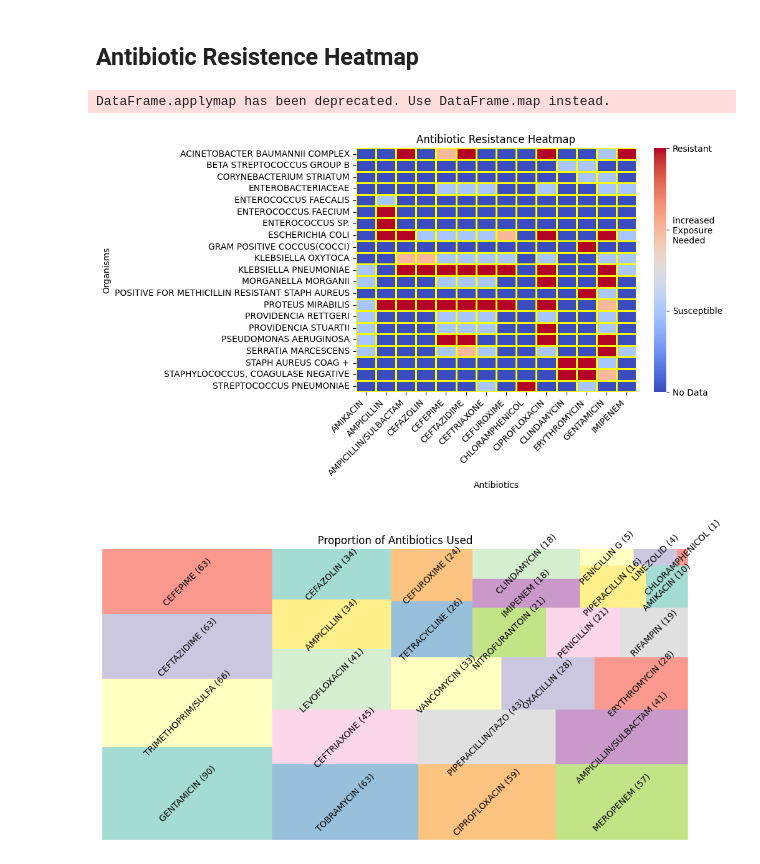
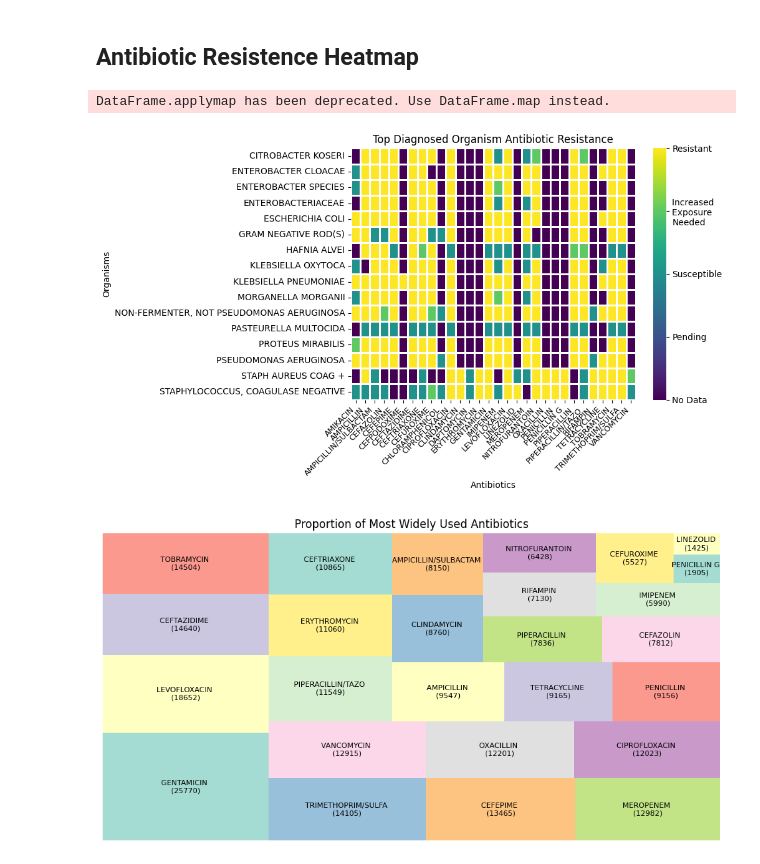
Before and after one commit to UT-Austin-MSAI-Program/ai-in-healthcare-ai395t, a Jupyter notebook: mimic-visualizations.ipynb, the cells around one changed output. Drawn from its saved outputs; the diff is of its cells as text; code cells hidden in the pictures.

```diff
--- a/mimic-visualizations.ipynb
+++ b/mimic-visualizations.ipynb
@@ -9,20 +9,20 @@ import plotly.express as px
 # import os
 # import gzip
 
-data_dir = "../mimic-iii-clinical-database-demo-1.4"
+data_dir = "./mimic/mimic-iii-clinical-database-1.4"
 # %% [markdown]
 ## Set individual dataframes
 # %%
-patients_df = pd.read_csv(data_dir + str('/') + 'PATIENTS.csv', encoding='unicode_escape')
-admissions_df = pd.read_csv(data_dir + str('/') + 'ADMISSIONS.csv', encoding='unicode_escape')
-diagnoses_df = pd.read_csv(data_dir + str('/') + 'DIAGNOSES_ICD.csv', encoding='unicode_escape')
-icu_stays_df = pd.read_csv(data_dir + str('/') + 'ICUSTAYS.csv', encoding='unicode_escape')
-services_df = pd.read_csv(data_dir + str('/') + 'SERVICES.csv', encoding='unicode_escape')
-transfers_df = pd.read_csv(data_dir + str('/') + 'TRANSFERS.csv', encoding='unicode_escape')
-prescriptions_df = pd.read_csv(data_dir + str('/') + 'PRESCRIPTIONS.csv', encoding='unicode_escape')
-diagnoses_labels_df = pd.read_csv(data_dir + str('/') + 'D_ICD_DIAGNOSES.csv', encoding='unicode_escape')
+patients_df = pd.read_csv(data_dir + str('/') + 'PATIENTS.csv')
+admissions_df = pd.read_csv(data_dir + str('/') + 'ADMISSIONS.csv')
+diagnoses_df = pd.read_csv(data_dir + str('/') + 'DIAGNOSES_ICD.csv')
+icu_stays_df = pd.read_csv(data_dir + str('/') + 'ICUSTAYS.csv')
+services_df = pd.read_csv(data_dir + str('/') + 'SERVICES.csv')
+transfers_df = pd.read_csv(data_dir + str('/') + 'TRANSFERS.csv')
+prescriptions_df = pd.read_csv(data_dir + str('/') + 'PRESCRIPTIONS.csv')
+diagnoses_labels_df = pd.read_csv(data_dir + str('/') + 'D_ICD_DIAGNOSES.csv')
 
-microbiology_events_df = pd.read_csv(data_dir + str('/') + 'MICROBIOLOGYEVENTS.csv', encoding='unicode_escape')
+microbiology_events_df = pd.read_csv(data_dir + str('/') + 'MICROBIOLOGYEVENTS.csv')
 # %%
 # print('======================patients=====================')
 # patients.info()
@@ -284,75 +298,80 @@ ConversionError: Failed to convert value(s) to axis units: array(['M', 'M', 'M',
 # %% [markdown]
 ## Antibiotic Resistence Heatmap
 # %%
+
 # Replace NaN values with 0
-microbiology_events_df['interpretation'] = microbiology_events_df['interpretation'].replace('NaN', 0)
-microbiology_events_df.head()
+microbiology_events_df['INTERPRETATION'] = microbiology_events_df['INTERPRETATION'].replace('NaN', 0)
 
 # Step 1: Define priority mapping for interpretation (NaN has the lowest priority)
-priority_mapping = {"R": 3, "I": 2, "S": 1, np.nan: 0}
-microbiology_events_df["priority"] = microbiology_events_df["interpretation"].map(priority_mapping)
+priority_mapping = {"R": 4, "I": 3, "S": 2, "P": 1, np.nan: 0}
+microbiology_events_df['PRIORITY'] = microbiology_events_df['INTERPRETATION'].map(priority_mapping)
 
 # Step 2: Resolve duplicates (if any) by keeping the highest priority interpretation
-priotity_data = microbiology_events_df.sort_values("priority", ascending=False).drop_duplicates(subset=["org_name", "ab_name"])
+priority_data = microbiology_events_df.sort_values('PRIORITY', ascending=False).drop_duplicates(subset=['ORG_NAME', 'AB_NAME'])
 
-# Sort by ab_name in ascending order and keep the top 50 rows
-priotity_data = priotity_data.sort_values("ab_name").reset_index(drop=True)
-priotity_data = priotity_data[:100]
+# Sort by ab_name in ascending order & keep the most common organisms
+priority_data = priority_data.sort_values('AB_NAME').reset_index(drop=True)
+pd_filtered = priority_data.groupby('ORG_NAME').filter(lambda x: len(x) >= 18)
 
 # Step 3: Pivot the priority_data to create a heatmap-ready table
-pivot = priotity_data.pivot(index="org_name", columns="ab_name", values="interpretation")
+pivot = pd_filtered.pivot(index='ORG_NAME', columns='AB_NAME', values='INTERPRETATION')
+pivot = pivot.drop(pivot.columns[0], axis=1)
 
-# # Step 4: Define color mapping, including NaN
-color_map = {"S": 1.0, "I": 2.0, "R": 3.0, np.nan: 0.0}  # NaN mapped to white
+# Step 4: Define color mapping, including NaN
+color_map = {np.nan: 0.0, "P": 1.0, "S": 2.0, "I": 3.0, "R": 4.0}  # NaN mapped to white
 # Ensure NaN is handled in the pivot table when applying colors
-heatmap_colors = pivot.applymap(lambda x: color_map.get(x, "white"))
+heatmap_colors = pivot.applymap(lambda x: color_map.get(x, 0.0))
 heatmap_colors.head()
 
 # setting the parameter values
-linewidths = 2
-linecolor = "yellow"
+linewidths = 1
+linecolor = "white"
 
 # Step 5: Plot the heatmap
 plt.figure(figsize=(10, 6))
-ax = sns.heatmap(heatmap_colors,
-    cmap="coolwarm",
+ax = sns.heatmap(
+    heatmap_colors,
+    cmap="viridis",
     linewidths=linewidths,
     linecolor=linecolor
 )
 
 # Customize the colorbar
 c_bar = ax.collections[0].colorbar
-c_bar.set_ticks([0, 1, 2, 3])
-c_bar.set_ticklabels(['No Data', 'Susceptible', 'Increased \nExposure \nNeeded', 'Resistant'])
+c_bar.set_ticks([0, 1, 2, 3, 4])
+c_bar.set_ticklabels(['No Data', 'Pending', 'Susceptible', 'Increased \nExposure \nNeeded', 'Resistant'])
 
 # Add a title and axis labels
-plt.title("Antibiotic Resistance Heatmap")
+plt.title("Top Diagnosed Organism Antibiotic Resistance")
 plt.xlabel("Antibiotics")
-plt.xticks(rotation=45, ha='right')
+plt.xticks(rotation=45, ha='right', fontsize=9)
 plt.ylabel("Organisms")
 plt.tight_layout()
 plt.show()
 # %% [output]
 DataFrame.applymap has been deprecated. Use DataFrame.map instead.
-[figure, old version]
+[figure, new version]
 # %%
 import squarify
 
 # Prepare data for treemap
-antibiotic_counts = microbiology_events_df["ab_name"].value_counts()
-labels = [f"{antibiotic} ({count})" for antibiotic, count in zip(antibiotic_counts.index, antibiotic_counts.values)]
+antibiotic_counts = microbiology_events_df["AB_NAME"].value_counts()
+# Only if antibiotic_counts is higher than 1000
+antibiotic_counts = antibiotic_counts[antibiotic_counts > 1000]
+# Create labels for the treemap
+labels = [f"{antibiotic} \n({count})" for antibiotic, count in zip(antibiotic_counts.index, antibiotic_counts.values)]
 
 # Plot the treemap
 plt.figure(figsize=(12, 6))
 squarify.plot(
     sizes=antibiotic_counts.values,
     label=labels,
     alpha=0.8,
     color=sns.color_palette("Set3", len(labels)),
-    text_kwargs={'fontsize': 10, 'rotation': 45}
+    text_kwargs={'fontsize': 8, 'rotation': 0}
 )
-plt.title("Proportion of Antibiotics Used")
+plt.title("Proportion of Most Widely Used Antibiotics")
 plt.axis("off")
 plt.show()
 # %% [output]
-[figure, old version]
+[figure, new version]
```
Also changed, not shown: parts of 10 cells of this notebook.
